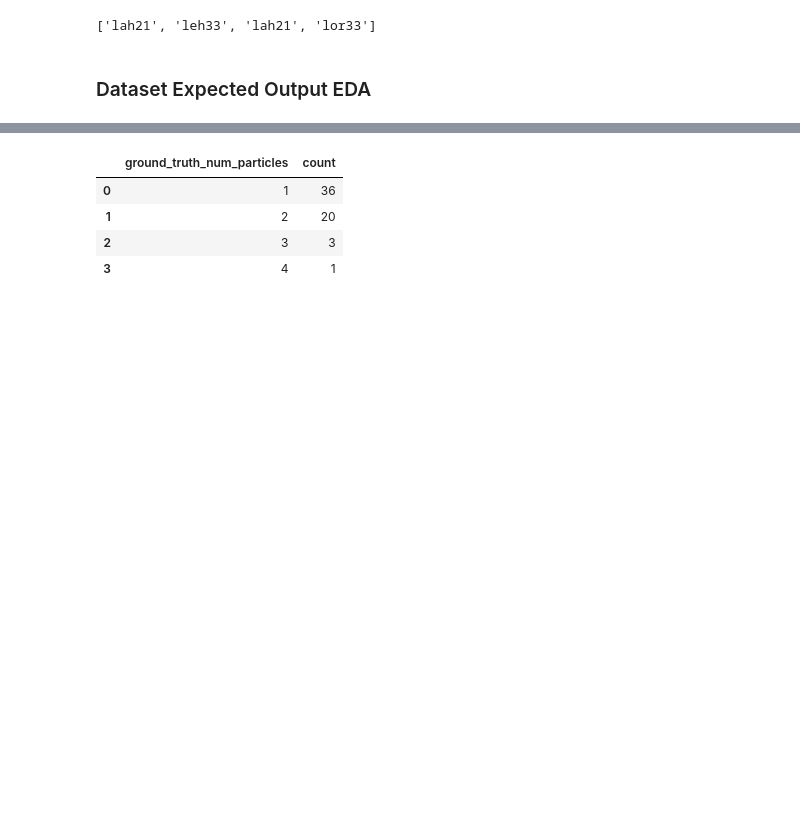
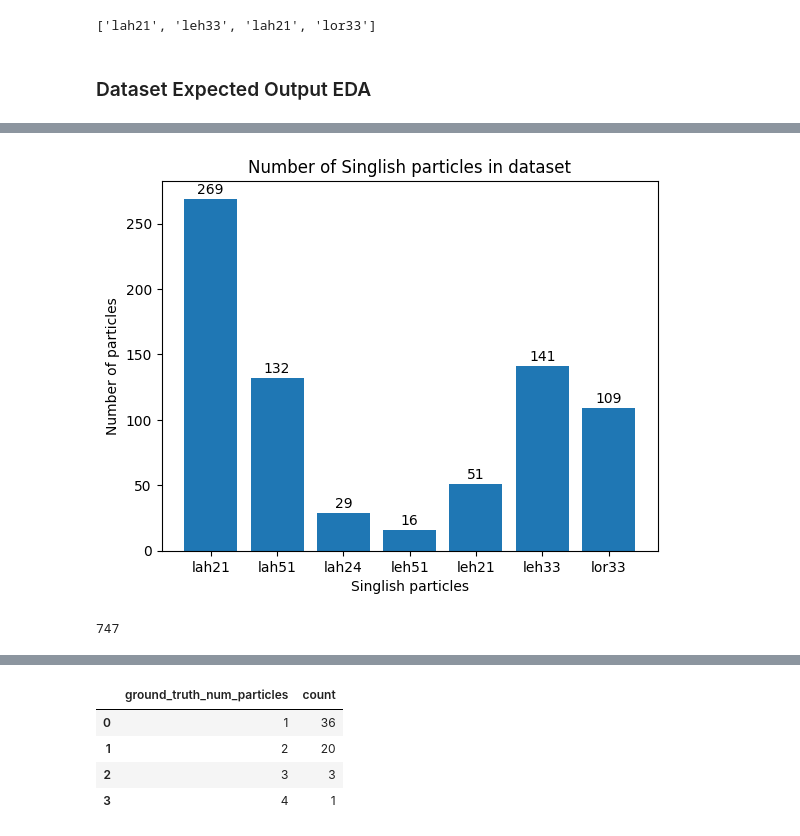
Before and after one commit to yizhenpong/SpeakSingapore, a Jupyter notebook: src/SpeakSingapore/test_and_results/results_analysis.ipynb, the cells around one changed output, grey strips where cells are left out. Drawn from its saved outputs; the diff is of its cells as text; code cells hidden in the pictures; blank space fills up the shorter version.

Commit message:
results EDA charts

```diff
--- a/src/SpeakSingapore/test_and_results/results_analysis.ipynb
+++ b/src/SpeakSingapore/test_and_results/results_analysis.ipynb
@@ -49,0 +56,4 @@ df.to_excel('result_df_scores.xlsx')
+# %%
+original_df = pd.read_excel('../final_clean_data/aligned_labels_formatted/final_dataset_v2.0.xlsx')
+original_df['ground_truth_particles'] = original_df['output'].apply(lambda x: extract_particles(x))
+original_df
@@ -49,0 +74,11 @@ df.to_excel('result_df_scores.xlsx')
+# %%
+def get_particle_counts(colname, df):
+    flattened_list = df[colname].explode().tolist()
+    distribution = Counter(flattened_list)
+    distribution_df = pd.DataFrame(list(distribution.items()), columns=['Element', 'Count'])
+    distribution_df = distribution_df.sort_values(by='Count', ascending=False)
+    return distribution_df
+
+particle_order = ['lah21', 'lah51','lah24', 'leh51', 'leh21', 'leh33', 'lor33' ]
+original_count_df = get_particle_counts('ground_truth_particles', original_df)
+original_count_df
@@ -49,0 +94,25 @@ df.to_excel('result_df_scores.xlsx')
+# %%
+def autolabel(bars):
+    for bar in bars:
+        height = bar.get_height()
+        plt.annotate('{}'.format(height),
+                     xy=(bar.get_x() + bar.get_width() / 2, height),
+                     xytext=(0, 1.5),  # 3 points vertical offset
+                     textcoords="offset points",
+                     ha='center', va='bottom')
+
+original_count_df = original_count_df.set_index('Element').reindex(particle_order).reset_index()
+
+bars = plt.bar(original_count_df['Element'], original_count_df['Count'])
+
+plt.xlabel('Singlish particles')
+plt.ylabel('Number of particles')
+plt.title('Number of Singlish particles in dataset')
+autolabel(bars)
+plt.show()
+# %% [output]
+[figure, added]
+# %%
+original_count_df['Count'].sum()
+# %% [output]
+747
```
Also changed, not shown: parts of 23 cells of this notebook, 1 other file.
